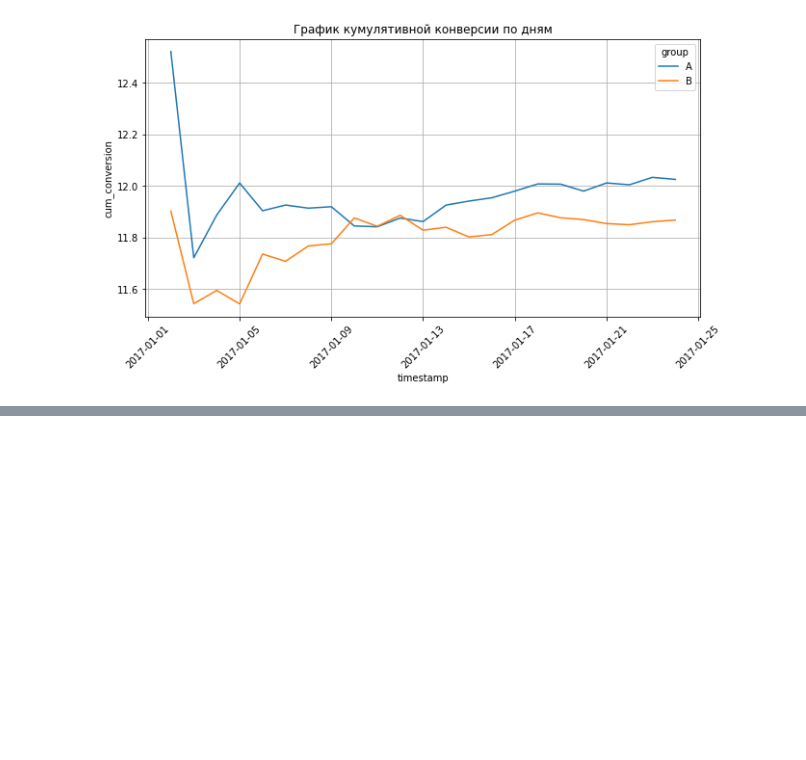
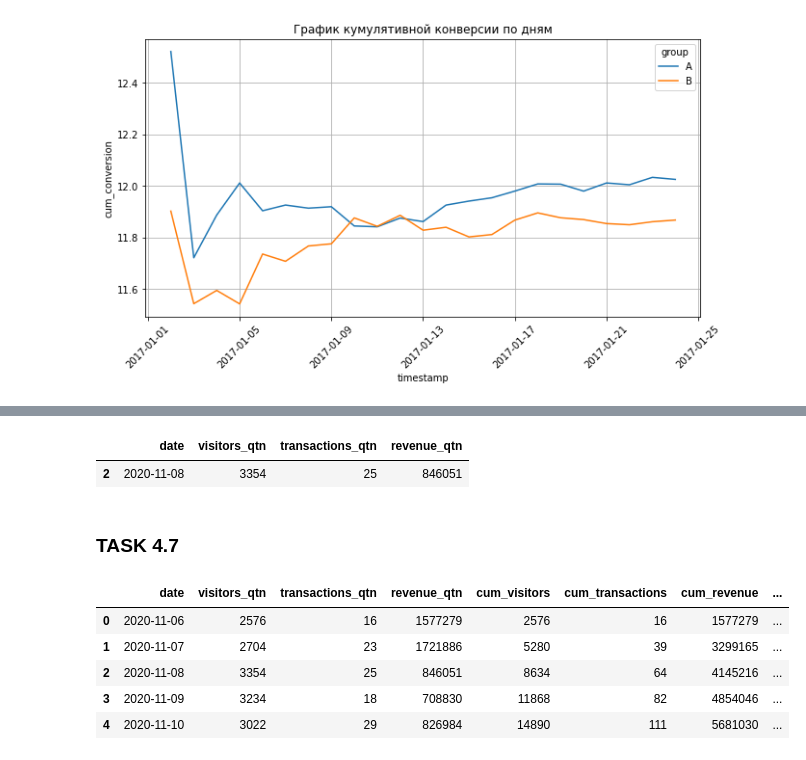
Before and after one commit to AleksejRum/sf_data_science, a Jupyter notebook: Modules/EDA/EDA5_AB_testing/AB_testing.ipynb, the cells around one changed output, grey strips where cells are left out. Drawn from its saved outputs; the diff is of its cells as text; code cells hidden in the pictures; blank space fills up the shorter version.

```diff
--- a/Modules/EDA/EDA5_AB_testing/AB_testing.ipynb
+++ b/Modules/EDA/EDA5_AB_testing/AB_testing.ipynb
@@ -172,0 +175,12 @@ ax.grid(True)
+# %%
+import pandas as pd
+import matplotlib.pyplot as plt
+import seaborn as sns
+import plotly
+import plotly.express as px
+
+sample_a = pd.read_csv('data/ab_test-redesign_sample_a.csv', sep=',')
+sample_b = pd.read_csv('data/ab_test-redesign_sample_b.csv', sep=',')
+
+display(sample_a.head())
+display(sample_b.head())
@@ -172,0 +200,12 @@ ax.grid(True)
+# %%
+sample_a['date'] = pd.to_datetime(sample_a['date'])
+sample_b['date'] = pd.to_datetime(sample_b['date'])
+
+# for sample_a
+sample_a_grouped = sample_a.groupby(['date']).agg({
+    'cid': 'count',
+    'transactions': 'sum',
+    'revenue': 'sum'
+}).reset_index().rename(columns={'cid':'visitors_qtn','transactions':'transactions_qtn','revenue':'revenue_qtn'})
+
+sample_a_grouped.head()
@@ -172,0 +235,23 @@ ax.grid(True)
+# %%
+sample_a_grouped[sample_a_grouped['date']=='2020-11-08']
+# %% [output]
+|  | date | visitors_qtn | transactions_qtn | revenue_qtn |
+| 2 | 2020-11-08 | 3354 | 25 | 846051 |
+# %% [markdown]
+### TASK 4.7
+# %%
+sample_a_grouped['cum_visitors'] = sample_a_grouped['visitors_qtn'].cumsum()
+sample_a_grouped['cum_transactions'] = sample_a_grouped['transactions_qtn'].cumsum()
+sample_a_grouped['cum_revenue'] = sample_a_grouped['revenue_qtn'].cumsum()
+sample_a_grouped['cum_conversion_transaction'] = sample_a_grouped['cum_transactions']/sample_a_grouped['cum_visitors']*100
+sample_a_grouped['cum_conversion_transaction'] = round(sample_a_grouped['cum_transactions']/sample_a_grouped['cum_visitors']*100,2)
+sample_a_grouped['cum_conversion_revenue'] = round(sample_a_grouped['cum_revenue']/sample_a_grouped['cum_transactions']*100,2)
+
+sample_a_grouped.head()
+# %% [output]
+|  | date | visitors_qtn | transactions_qtn | revenue_qtn | cum_visitors | cum_transactions | cum_revenue | ... |
+| 0 | 2020-11-06 | 2576 | 16 | 1577279 | 2576 | 16 | 1577279 | ... |
+| 1 | 2020-11-07 | 2704 | 23 | 1721886 | 5280 | 39 | 3299165 | ... |
+| 2 | 2020-11-08 | 3354 | 25 | 846051 | 8634 | 64 | 4145216 | ... |
+| 3 | 2020-11-09 | 3234 | 18 | 708830 | 11868 | 82 | 4854046 | ... |
+| 4 | 2020-11-10 | 3022 | 29 | 826984 | 14890 | 111 | 5681030 | ... |
```
Also changed, not shown: parts of 11 cells of this notebook, 2 other files.
